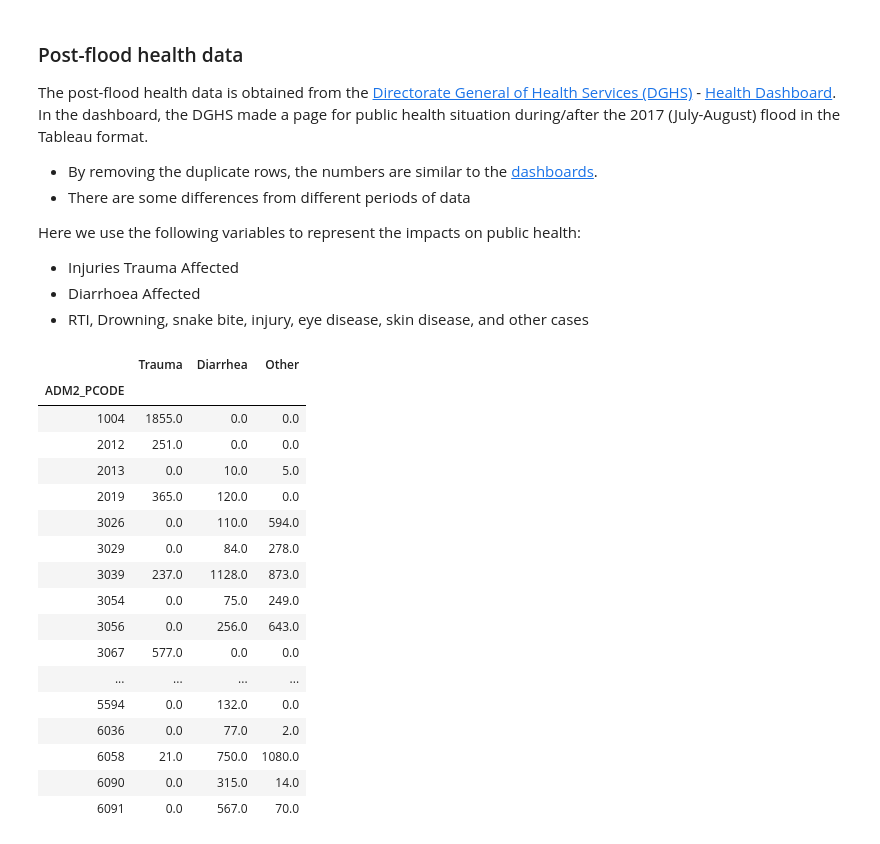
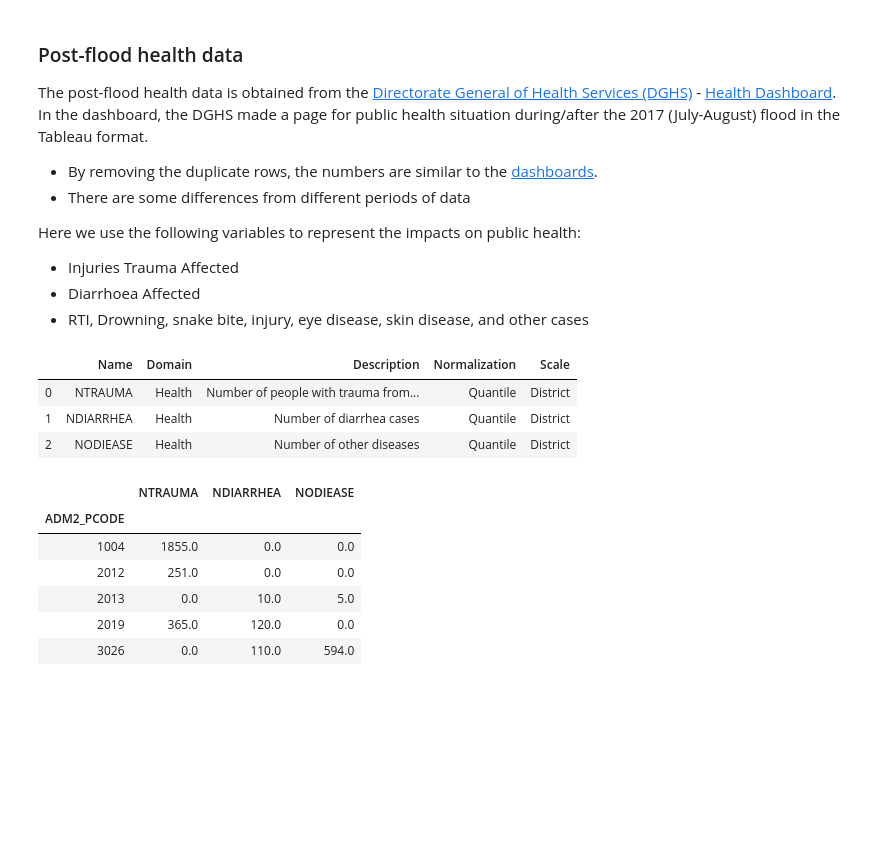
Before and after one commit to gnodnooh/VulnRiskImpact-BGD, a Jupyter notebook: LoadPostDisasterData.ipynb, the cells around one changed output. Cells and saved outputs as stored; diff of their text form; code cells hidden in the pictures; blank space fills up the shorter version.

```diff
--- a/LoadPostDisasterData.ipynb
+++ b/LoadPostDisasterData.ipynb
@@ -196,6 +158,18 @@ Here we use the following variables to represent the impacts on public health:
 - Injuries Trauma Affected
 - Diarrhoea Affected
 - RTI, Drowning, snake bite, injury, eye disease, skin disease, and other cases
+# %%
+phealth_table = [['NTRAUMA','Health','Number of people with trauma from injuries','Quantile'],
+                 ['NDIARRHEA','Health','Number of diarrhea cases','Quantile'],
+                 ['NODIEASE','Health','Number of other diseases','Quantile']]
+phealth_table = pd.DataFrame(phealth_table, columns=['Name','Domain','Description','Normalization'])
+phealth_table['Scale'] = 'District'
+phealth_table
+# %% [output]
+|  | Name | Domain | Description | Normalization | Scale |
+| 0 | NTRAUMA | Health | Number of people with trauma from... | Quantile | District |
+| 1 | NDIARRHEA | Health | Number of diarrhea cases | Quantile | District |
+| 2 | NODIEASE | Health | Number of other diseases | Quantile | District |
 # %%
 # (1) Health records from Jul-01-2017 to Aug-15-2017 (Upazila scale)
 cols = ['Division Code', 'Division Name',
@@ -219,53 +193,45 @@ df['ADM3_PCODE'] = adm1_pcode*10**4 + df['District Code']*10**2 + df['Upazila Co
 assert np.isin(df['ADM3_PCODE'].unique(), shape.ADM3_PCODE).sum() == len(df['ADM3_PCODE'].unique())
 # - Reorder the DataFrame
 df['Date'] = pd.DatetimeIndex(pd.to_datetime(df['Period'],format='%Y%m%d'))
 df = df[['ADM2_PCODE','Date',*cols[6:-1]]]
 # - Remove duplicate rows
 df = df.drop_duplicates()
 # - Group by ADM2_PCODE
 health_trauma = df.groupby('ADM2_PCODE')['Injuries Trauma Affected'].sum()
 health_trauma.name = 'Trauma'
 
 
 # (2) Health data from Jul-23-2017 to Aug-26-2017 (District scale)
 df = pd.read_excel('./data/health_impact_2017Flood/controlroom_flood (dbmis).xlsx')
 df = df[['District',*df.columns[6:-1]]]
 df = df.groupby('District').sum().reset_index()
 df = df.rename(columns={'District':'ADM2_EN'})
 df['ADM2_EN'] = df['ADM2_EN'].replace({'Brahmanbaria': 'Brahamanbaria'})
 df = pd.merge(df,ADM2,how='inner',left_on='ADM2_EN',right_on='ADM2_EN').drop('ADM2_EN',axis=1)
 df = df.set_index('ADM2_PCODE')
 # - Diarrhea and Sum of other disease cases
 col_other = ['No of RTI cases','No Of Eye Disease cases','No Of Drowning cases',
              'No Of Eye Disease Deaths','No Of Injury cases','No Of Injury Deaths',
              'No Of Snake Bite cases','No Of Snake Bite Deaths','No Of Skin Disease cases','No Of Other cases']
 health_diarrhea = df['No Of Diarrhea Cases']
 health_diarrhea.name = 'Diarrhea'
 health_other = df[col_other].sum(1)
 health_other.name = 'Other'
 health_disease = pd.merge(health_diarrhea,health_other, how='inner', left_index=True, right_index=True)
 
 # Merged DataFrame
-health = pd.merge(health_trauma,health_disease,how='outer',left_index=True,right_index=True).fillna(0)
-health = health[health.sum(1) > 0]
+phealth = pd.merge(health_trauma,health_disease,how='outer',left_index=True,right_index=True).fillna(0)
+phealth = phealth[phealth.sum(1) > 0]
+
+# Reorder and Rename Dataframe
+phealth = phealth.rename(columns={'Trauma':'NTRAUMA',
+                                  'Diarrhea':'NDIARRHEA',
+                                  'Other':'NODIEASE'})
+# %% [output]
+|  | NTRAUMA | NDIARRHEA | NODIEASE |
+| ADM2_PCODE |  |  |  |
+| 1004 | 1855.0 | 0.0 | 0.0 |
+| 2012 | 251.0 | 0.0 | 0.0 |
+| 2013 | 0.0 | 10.0 | 5.0 |
+| 2019 | 365.0 | 120.0 | 0.0 |
+| 3026 | 0.0 | 110.0 | 594.0 |
-# %%
-health
-# %% [output]
-|  | Trauma | Diarrhea | Other |
-| ADM2_PCODE |  |  |  |
-| 1004 | 1855.0 | 0.0 | 0.0 |
-| 2012 | 251.0 | 0.0 | 0.0 |
-| 2013 | 0.0 | 10.0 | 5.0 |
-| 2019 | 365.0 | 120.0 | 0.0 |
-| 3026 | 0.0 | 110.0 | 594.0 |
-| 3029 | 0.0 | 84.0 | 278.0 |
-| 3039 | 237.0 | 1128.0 | 873.0 |
-| 3054 | 0.0 | 75.0 | 249.0 |
-| 3056 | 0.0 | 256.0 | 643.0 |
-| 3067 | 577.0 | 0.0 | 0.0 |
-| ... | ... | ... | ... |
-| 5594 | 0.0 | 132.0 | 0.0 |
-| 6036 | 0.0 | 77.0 | 2.0 |
-| 6058 | 21.0 | 750.0 | 1080.0 |
-| 6090 | 0.0 | 315.0 | 14.0 |
-| 6091 | 0.0 | 567.0 | 70.0 |
```
Also changed, not shown: parts of 10 cells of this notebook, 1 other file.
